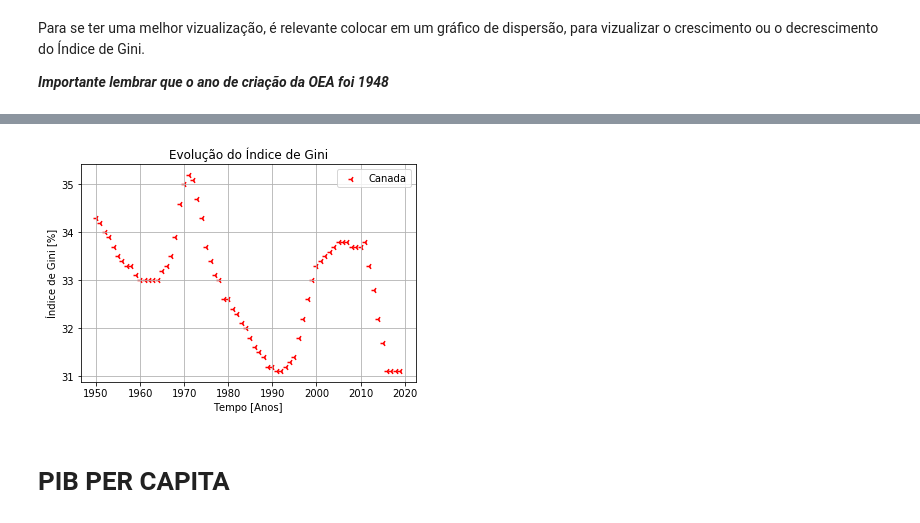
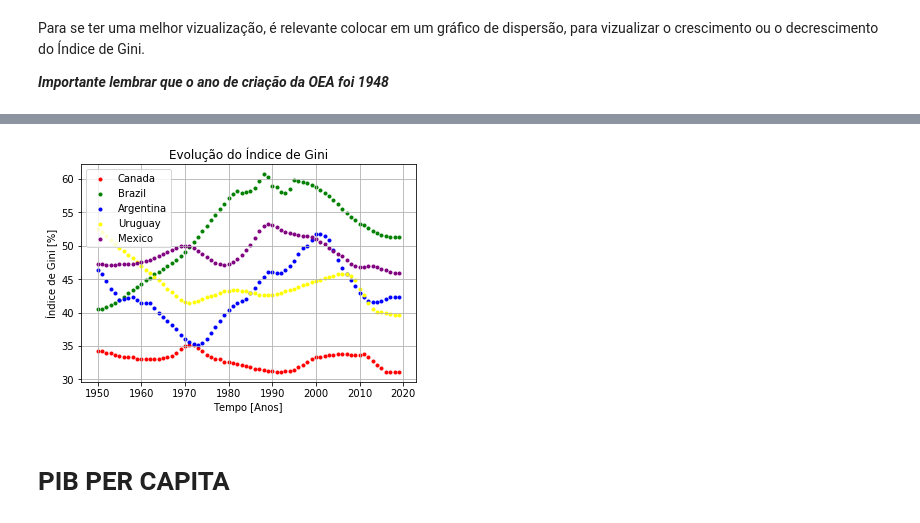
Before and after one commit to williamars/Ciencia-dos-Dados---P1, a Jupyter notebook: Rascunho P1 - William Silva.ipynb, the cells around one changed output, grey strips where cells are left out. Drawn from its saved outputs; the diff is of its cells as text; code cells hidden in the pictures.

```diff
--- a/Rascunho P1 - William Silva.ipynb
+++ b/Rascunho P1 - William Silva.ipynb
@@ -243,21 +242,52 @@ Para o Canadá, país que só entrou na OEA em 1990, têm-se:
-# %%
-can = gini_oea.iloc[:, 150:220].loc[["Canada"]]
-colunas = []
-for i in can:
-    colunas.append(i)
-
-gini_canada = []
-for i in np.arange(0,len(colunas),1):
-    gini_canada.append(float(can[colunas[i]]))
-
-plt.scatter(colunas, gini_canada, color='red', marker = '3', label="Canada")
-plt.title("Evolução do Índice de Gini")
-plt.xlabel("Tempo [Anos]")
-plt.ylabel("Índice de Gini [%]")
-plt.legend()
-plt.grid(True)
-plt.show()
-# %% [output]
-[figure, removed]
+# %%
+# Como mudou o período, é mister utilizar o código novamente
+can = gini_oea.iloc[:, 150:220].loc[["Canada"]]
+br = gini_oea.iloc[:, 150:220].loc[["Brazil"]]
+ar = gini_oea.iloc[:, 150:220].loc[["Argentina"]]
+ur = gini_oea.iloc[:, 150:220].loc[["Uruguay"]]
+me = gini_oea.iloc[:, 150:220].loc[["Mexico"]]
+
+colunas = []
+for i in can:
+    colunas.append(i)
+
+# Pegando os valores de gini do Canadá
+gini_canada = []
+for i in np.arange(0,len(colunas),1):
+    gini_canada.append(float(can[colunas[i]]))
+
+# Pegando os valores de gini do Brasil
+gini_brazil = []
+for i in np.arange(0,len(colunas),1):
+    gini_brazil.append(float(br[colunas[i]]))
+
+# Pegando os valores de gini da Argentina
+gini_argentina = []
+for i in np.arange(0,len(colunas),1):
+    gini_argentina.append(float(ar[colunas[i]]))
+
+# Pegando os valores de gini do Uruguai
+gini_uruguay = []
+for i in np.arange(0,len(colunas),1):
+    gini_uruguay.append(float(ur[colunas[i]]))
+
+# Pegando os valores de gini do Mexico
+gini_mexico = []
+for i in np.arange(0, len(colunas), 1):
+    gini_mexico.append(float(me[colunas[i]]))
+
+plt.scatter(colunas, gini_canada, color='red', marker = '.', label="Canada")
+plt.scatter(colunas, gini_brazil, c='green', marker='.', label='Brazil')
+plt.scatter(colunas, gini_argentina, c='blue', marker='.', label='Argentina')
+plt.scatter(colunas, gini_uruguay, c='yellow', marker='.', label='Uruguay')
+plt.scatter(colunas, gini_mexico, c='purple', marker='.', label="Mexico")
+plt.title("Evolução do Índice de Gini")
+plt.xlabel("Tempo [Anos]")
+plt.ylabel("Índice de Gini [%]")
+plt.legend()
+plt.grid(True)
+plt.show()
+# %% [output]
+[figure, added]
 # %% [markdown]
 # **PIB PER CAPITA**
```
Also changed, not shown: parts of 14 cells of this notebook.
